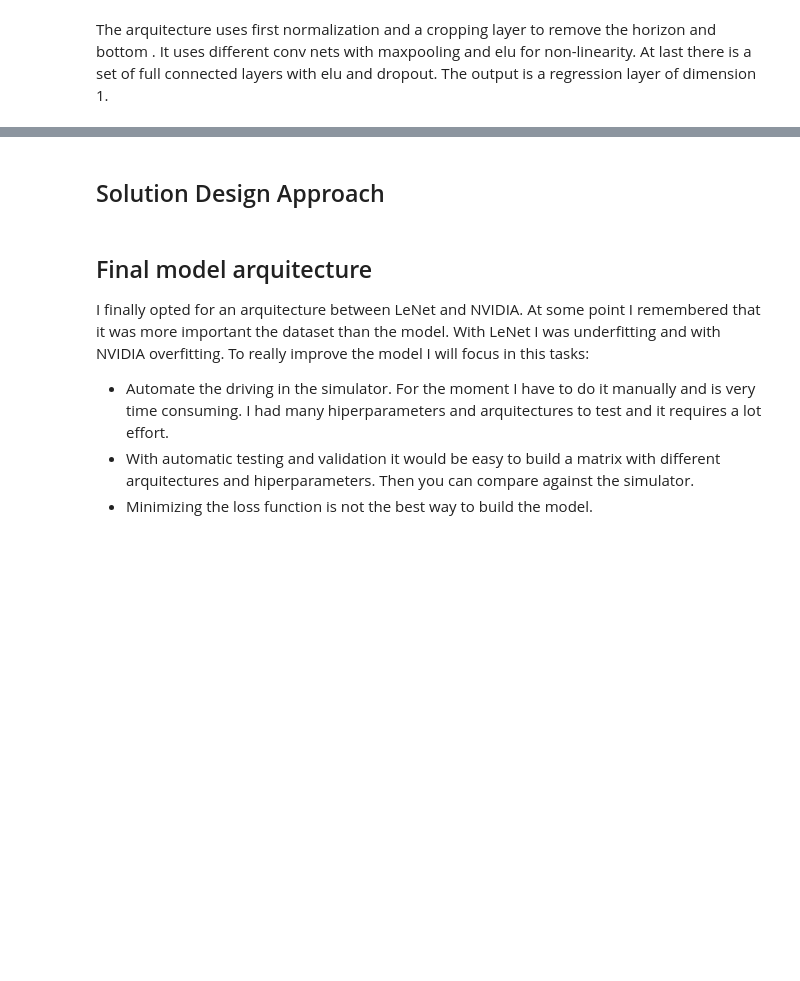
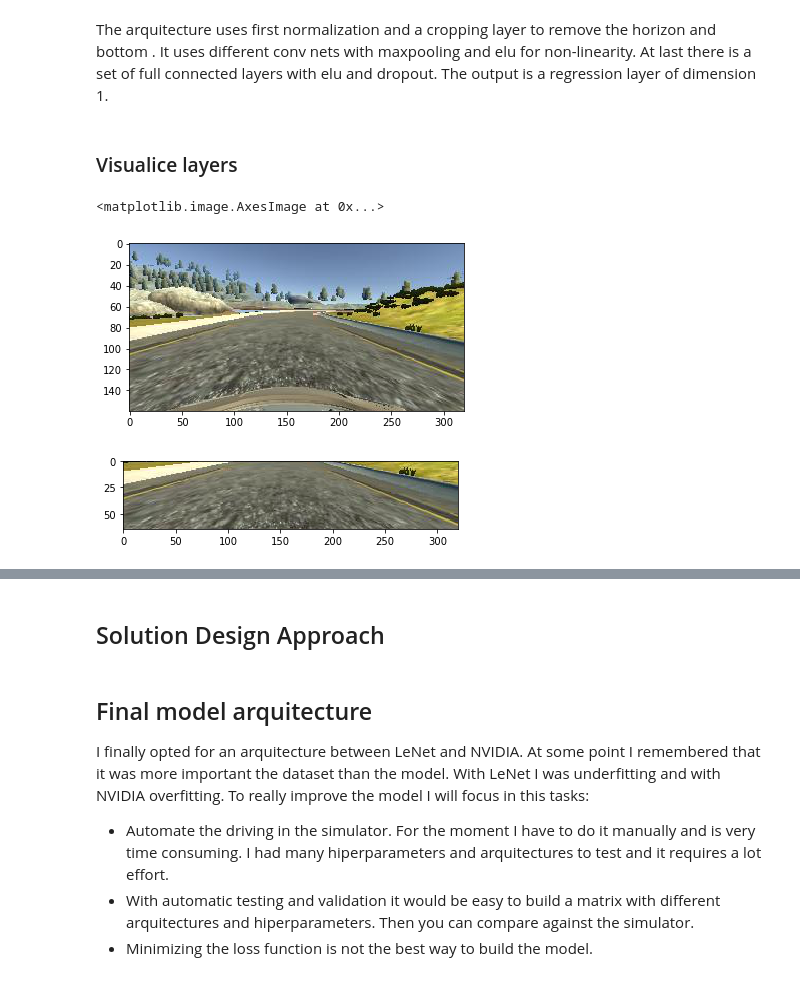
Before and after one commit to andres-tuells/carnd-term1-p3-submission, a Jupyter notebook: model.ipynb, the cells around one changed output, grey strips where cells are left out. Cells and saved outputs as stored; diff of their text form; code cells hidden in the pictures; blank space fills up the shorter version.

Commit message:
add visualizations

```diff
--- a/model.ipynb
+++ b/model.ipynb
@@ -74,5 +74,9 @@ def create_model():
     return model
 # %% [markdown]
 I use change bright function to randomize data and as data augmentation technic.
+# %%
+def read_image(path):
+    image = cv2.imread(path)
+    return cv2.cvtColor(image, cv2.COLOR_BGR2RGB)
 # %%
 def change_bright(img):
@@ -208,2 +203,10 @@ _________________________________________________________________
 # %% [markdown]
 The arquitecture uses first normalization and a cropping layer to remove the horizon and bottom . It uses different conv nets with maxpooling and elu for non-linearity. At last there is a set of full connected layers with elu and dropout. The output is a regression layer of dimension 1.
+# %% [markdown]
+### Visualice layers
+# %%
+test_image = np.array([read_image('data/IMG/center_2016_12_01_13_46_38_191.jpg')])
+
+plt.imshow(test_image[0])
+# %% [output]
+<matplotlib.image.AxesImage at 0x...>
@@ -209,0 +267,10 @@ The arquitecture uses first normalization and a cropping layer to remove the hor
+# %%
+#show the input image
+plot_layer_outputs(0)
+# %% [output]
+[figure, added]
+# %%
+#show the cropped image
+plot_layer_outputs(1)
+# %% [output]
+[figure, added]
```
Also changed, not shown: parts of 7 cells of this notebook.
